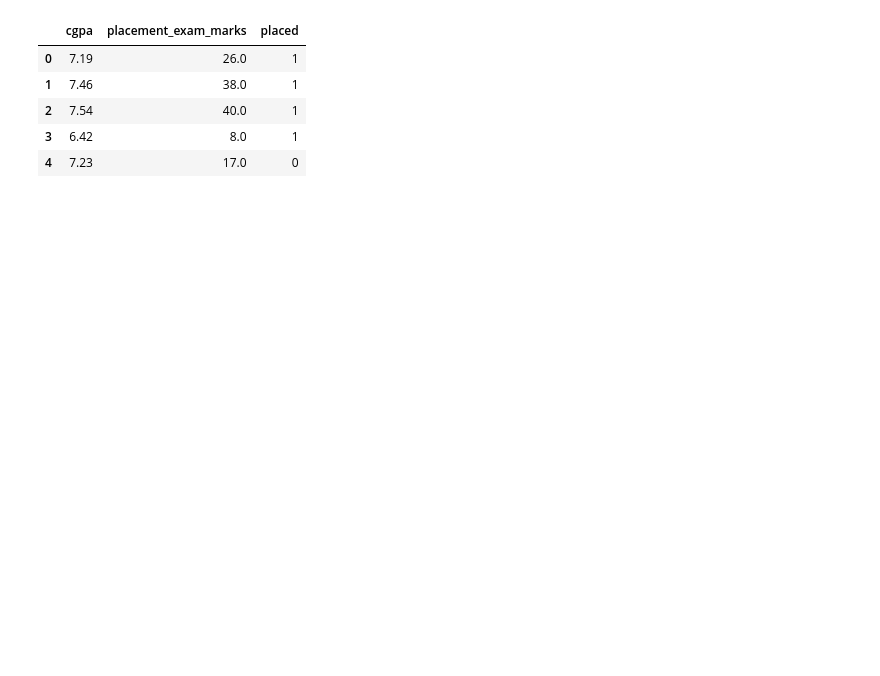
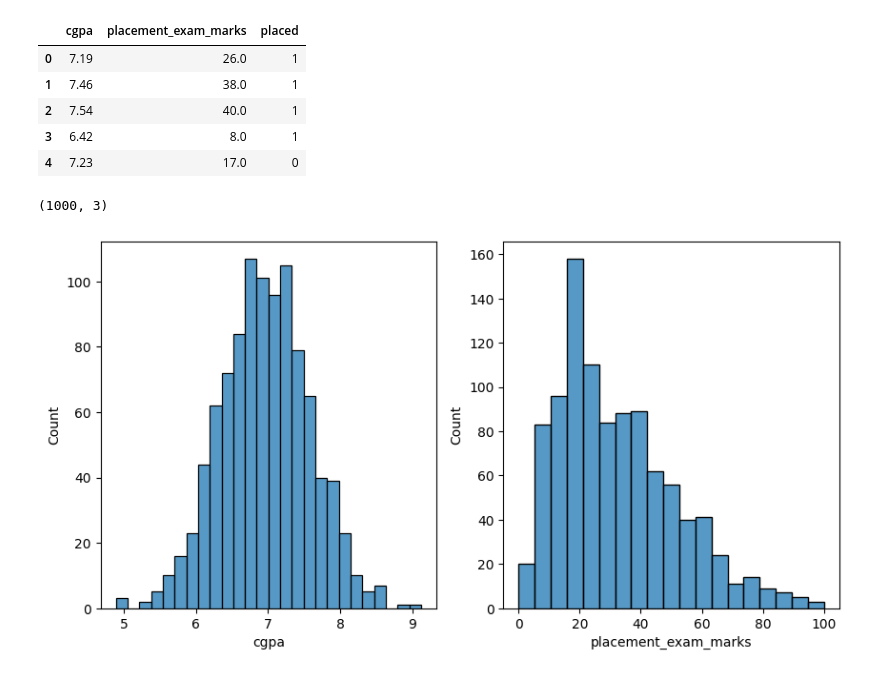
Before and after one commit to adii1-ai/Data-Science, a Jupyter notebook: Machine Learning/Feature_Engineering/Z_Score_Detection_Removal.ipynb, the cells around one changed output. Cells and saved outputs as stored; diff of their text form; code cells hidden in the pictures; blank space fills up the shorter version.

```diff
--- a/Machine Learning/Feature_Engineering/Z_Score_Detection_Removal.ipynb
+++ b/Machine Learning/Feature_Engineering/Z_Score_Detection_Removal.ipynb
@@ -14,3 +14,19 @@ df.head()
 | 2 | 7.54 | 40.0 | 1 |
 | 3 | 6.42 | 8.0 | 1 |
 | 4 | 7.23 | 17.0 | 0 |
+# %%
+df.shape
+# %% [output]
+(1000, 3)
+# %%
+plt .figure(figsize = (10,5))
+
+plt.subplot(1,2,1)
+sns.histplot(df['cgpa'])
+
+plt.subplot(1,2,2)
+sns.histplot(df['placement_exam_marks'])
+
+plt.show()
+# %% [output]
+[figure, added]
```
Also changed, not shown: parts of 23 cells of this notebook.
